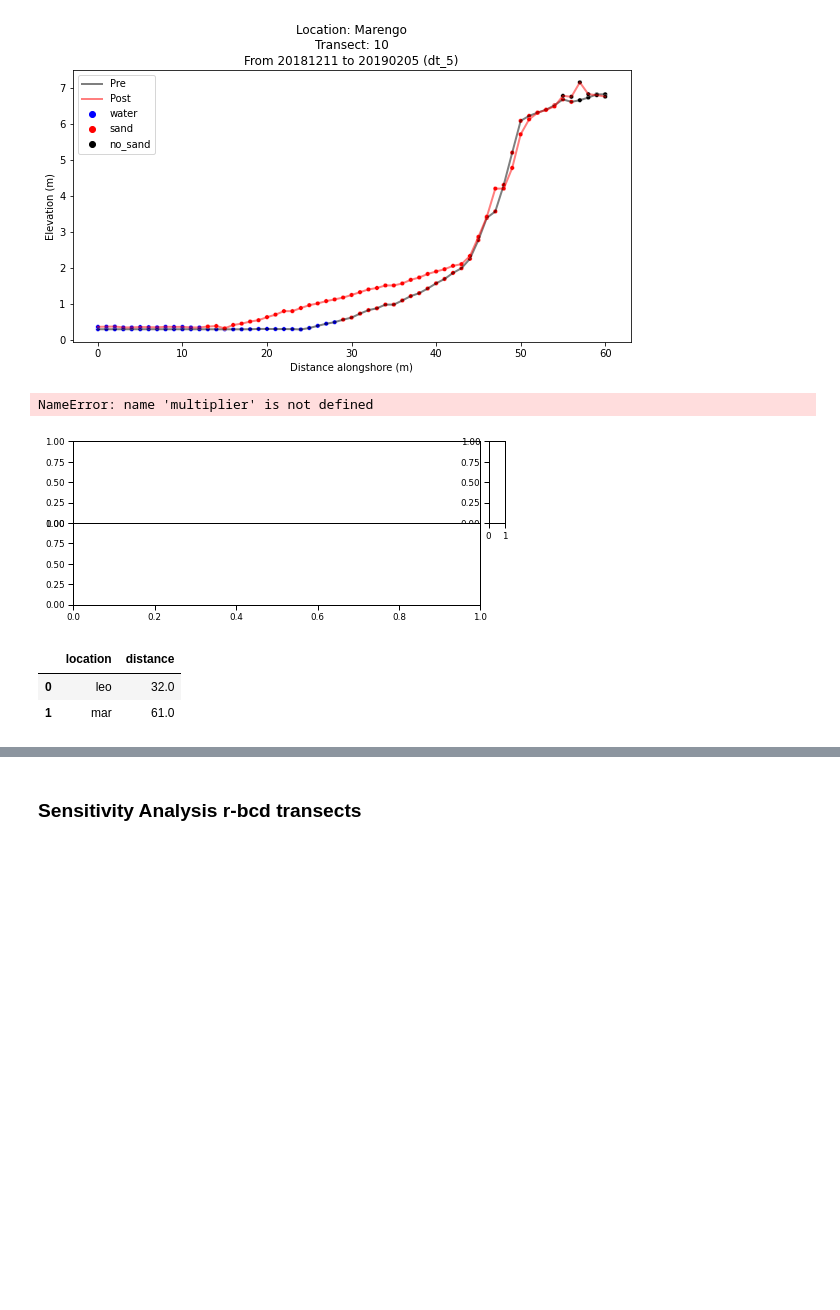
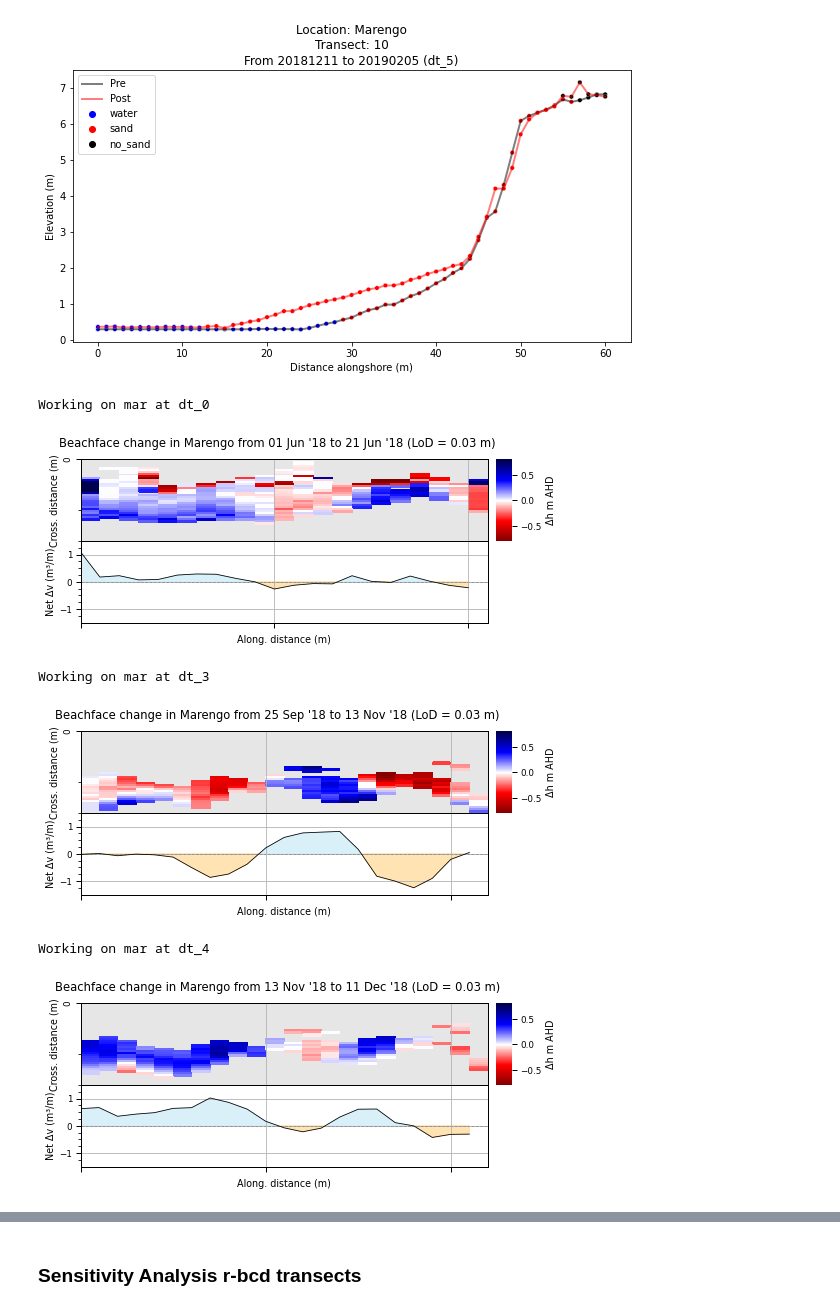
Before and after one commit to npucino/sandpyper, a Jupyter notebook: examples/Example_1_Profile_extraction-CLASS.ipynb, the cells around one changed output, grey strips where cells are left out. Drawn from its saved outputs; the diff is of its cells as text; code cells hidden in the pictures; blank space fills up the shorter version.

Commit message:
added heat_xticklabels and heat_yticklabels pars to plot along fn

```diff
--- a/examples/Example_1_Profile_extraction-CLASS.ipynb
+++ b/examples/Example_1_Profile_extraction-CLASS.ipynb
@@ -104,17 +104,21 @@ D.plot_transects(location='mar',tr_id=10, dt='dt_5', classified=True)
 [figure]
 # %%
 mode="subset" # if 'subset', only the provided location_subset and dt_subset will be plotted. If 'all', plot all.
-location_subset=['leo'] # provide a list of location codes. Only these locations will be plotted
+location_subset=['mar'] # provide a list of location codes. Only these locations will be plotted
 y_heat_bottom_limit=4 # bottom limit of the heatmaps (altimetric change)
 ax2_y_lims=[-1.5,1.5] # axis limit of the alongshore volumetric plot
 dt_subset=["dt_0","dt_3","dt_4"]
 
 D.plot_alongshore_change(mode=mode, lod=D.lod_df,dt_subset=dt_subset,
                         location_subset=location_subset,
                         y_heat_bottom_limit=y_heat_bottom_limit,
                         ax2_y_lims=ax2_y_lims)
 # %% [output]
-NameError: name 'multiplier' is not defined
+Working on mar at dt_0
-[figure, old version]
+[figure, new version]
+Working on mar at dt_3
+[figure, added]
+Working on mar at dt_4
+[figure, added]
 # %%
 from sandpyper.volumetrics import prep_heatmap,fill_gaps
@@ -121,9 +125,0 @@ from sandpyper.volumetrics import prep_heatmap,fill_gaps
-# %%
-land_limits = pd.DataFrame(
-        D.dh_df.groupby(["location"]).distance.max()
-    ).reset_index()
-land_limits
-# %% [output]
-|  | location | distance |
-| 0 | leo | 32.0 |
-| 1 | mar | 61.0 |
```
Also changed, not shown: parts of 11 cells of this notebook, 11 other files.
